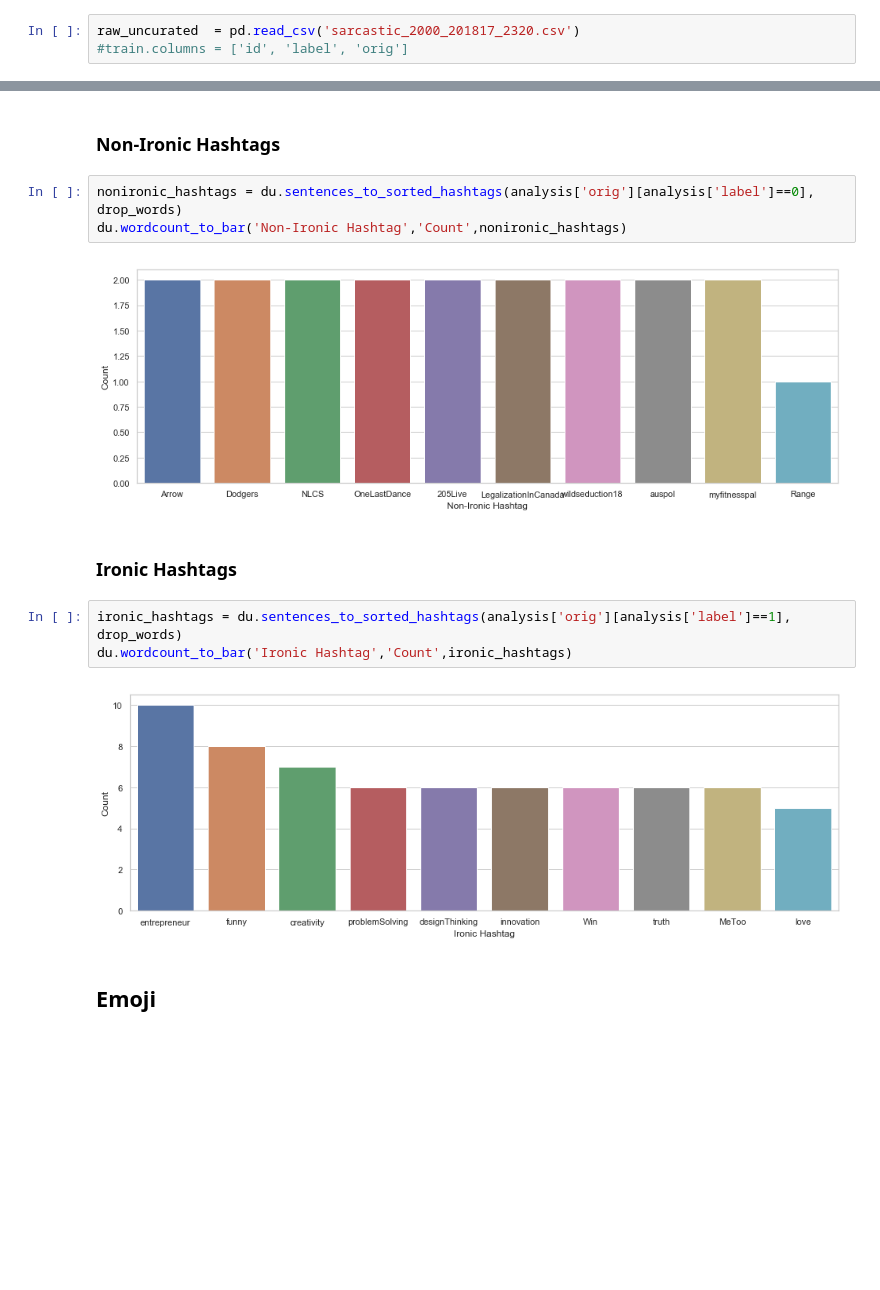
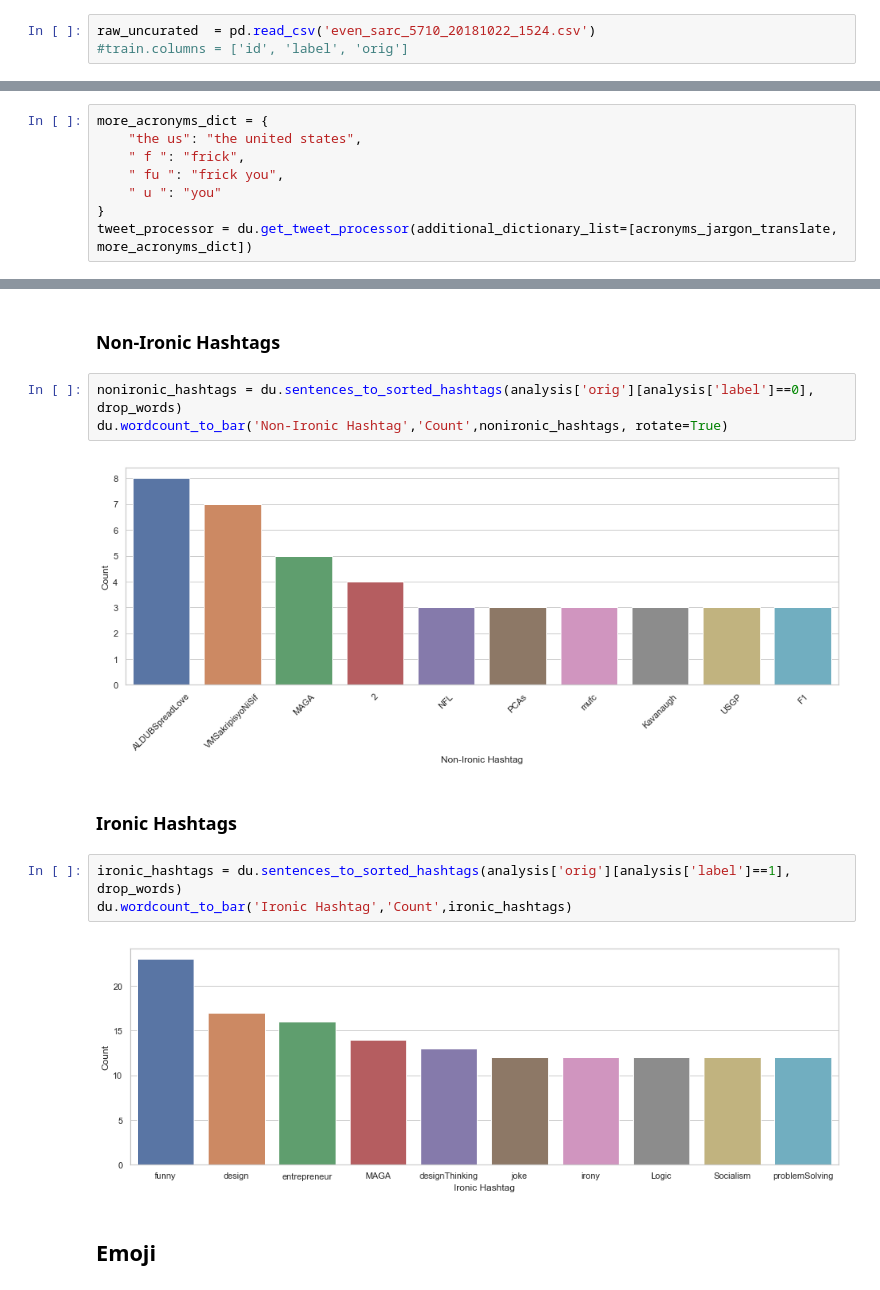
Before and after one commit to csmyth76/Detecting-Sarcasm-on-Twitter, a Jupyter notebook: semanticRel.ipynb, the cells around one changed output, grey strips where cells are left out. Drawn from its saved outputs; the diff is of its cells as text; blank space fills up the shorter version.

```diff
--- a/semanticRel.ipynb
+++ b/semanticRel.ipynb
@@ -49,5 +115,5 @@ Irony and sarcasm detection is an area of Natural Language Processing that both
 # %%
-raw_uncurated  = pd.read_csv('sarcastic_2000_201817_2320.csv')
+raw_uncurated  = pd.read_csv('even_sarc_5710_20181022_1524.csv')
 #train.columns = ['id', 'label', 'orig']
 # %%
 raw_uncurated.head()
@@ -175,0 +199,8 @@ Reading twitter - 1grams ...
+# %%
+more_acronyms_dict = {
+    "the us": "the united states",
+    " f ": "frick",
+    " fu ": "frick you",
+    " u ": "you"
+}
+tweet_processor = du.get_tweet_processor(additional_dictionary_list=[acronyms_jargon_translate, more_acronyms_dict])
@@ -411,16 +436,16 @@ du.wordcount_to_bar('Only Ironic', 'Count', wordcount_only_ironic)
 ### Non-Ironic Hashtags
 # %%
 nonironic_hashtags = du.sentences_to_sorted_hashtags(analysis['orig'][analysis['label']==0], drop_words)
-du.wordcount_to_bar('Non-Ironic Hashtag','Count',nonironic_hashtags)
+du.wordcount_to_bar('Non-Ironic Hashtag','Count',nonironic_hashtags, rotate=True)
 # %% [output]
-[figure, old version]
+[figure, new version]
 # %% [markdown]
 ### Ironic Hashtags
 # %%
 ironic_hashtags = du.sentences_to_sorted_hashtags(analysis['orig'][analysis['label']==1], drop_words)
 du.wordcount_to_bar('Ironic Hashtag','Count',ironic_hashtags)
 # %% [output]
-[figure, old version]
+[figure, new version]
 # %% [markdown]
 ## Emoji
 # %% [markdown]
```
Also changed, not shown: parts of 124 cells of this notebook, 4 other files.
